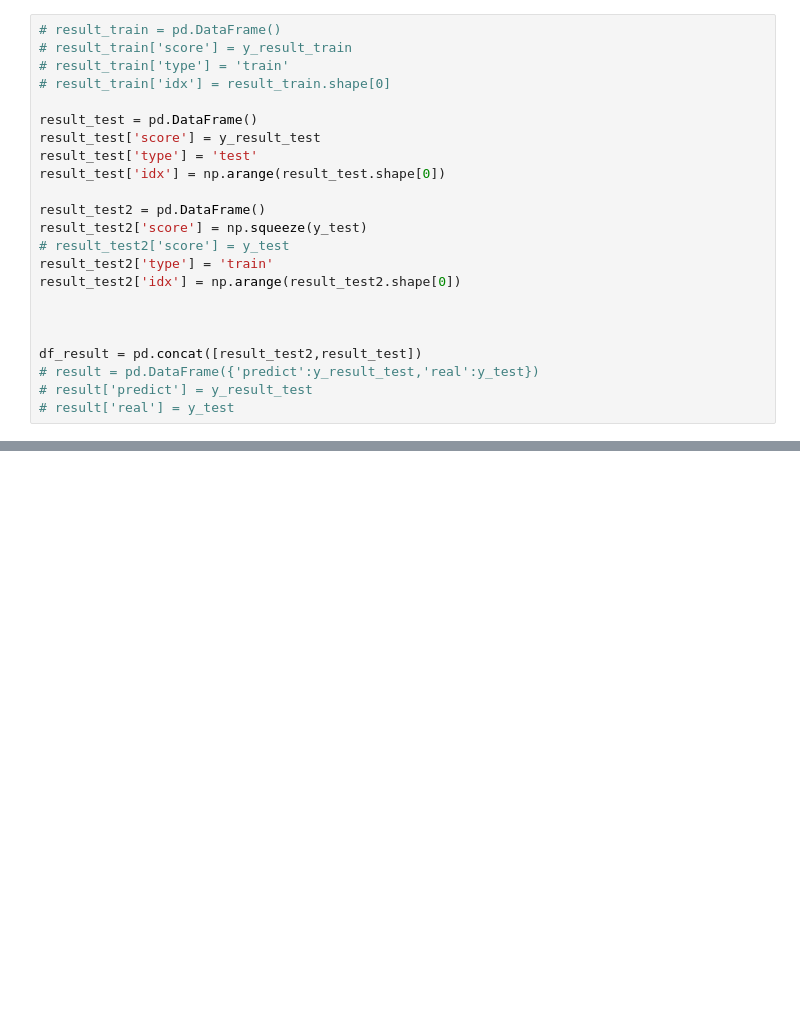
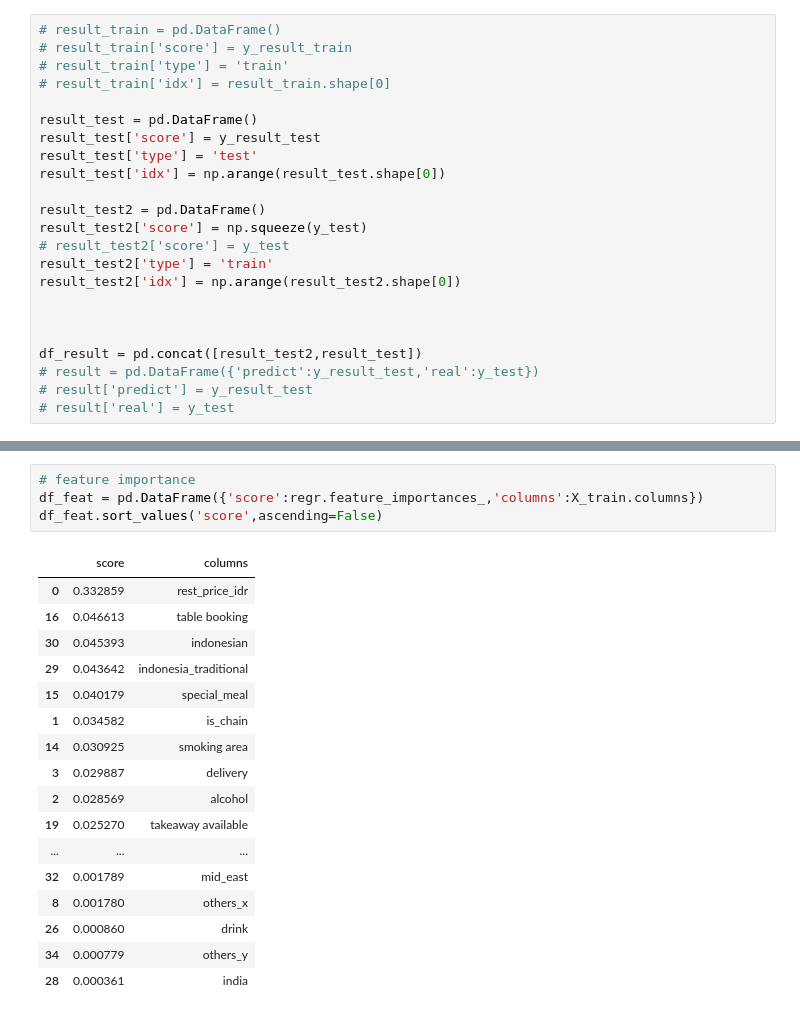
Before and after one commit to adamaulia/AdamThesis, a Jupyter notebook: 3_model.ipynb, the cells around one changed output, grey strips where cells are left out. Saved outputs shown, nothing was run; the diff lists cells and outputs as text; blank space fills up the shorter version.

```diff
--- a/3_model.ipynb
+++ b/3_model.ipynb
@@ -163,0 +156,22 @@ sns.lineplot(data=df_result, x="idx", y='score', hue="type")
+# %%
+# feature importance
+df_feat = pd.DataFrame({'score':regr.feature_importances_,'columns':X_train.columns})
+df_feat.sort_values('score',ascending=False)
+# %% [output]
+|  | score | columns |
+| 0 | 0.332859 | rest_price_idr |
+| 16 | 0.046613 | table booking |
+| 30 | 0.045393 | indonesian |
+| 29 | 0.043642 | indonesia_traditional |
+| 15 | 0.040179 | special_meal |
+| 1 | 0.034582 | is_chain |
+| 14 | 0.030925 | smoking area |
+| 3 | 0.029887 | delivery |
+| 2 | 0.028569 | alcohol |
+| 19 | 0.025270 | takeaway available |
+| ... | ... | ... |
+| 32 | 0.001789 | mid_east |
+| 8 | 0.001780 | others_x |
+| 26 | 0.000860 | drink |
+| 34 | 0.000779 | others_y |
+| 28 | 0.000361 | india |
```
Also changed, not shown: parts of 6 cells of this notebook, 5 other files.
